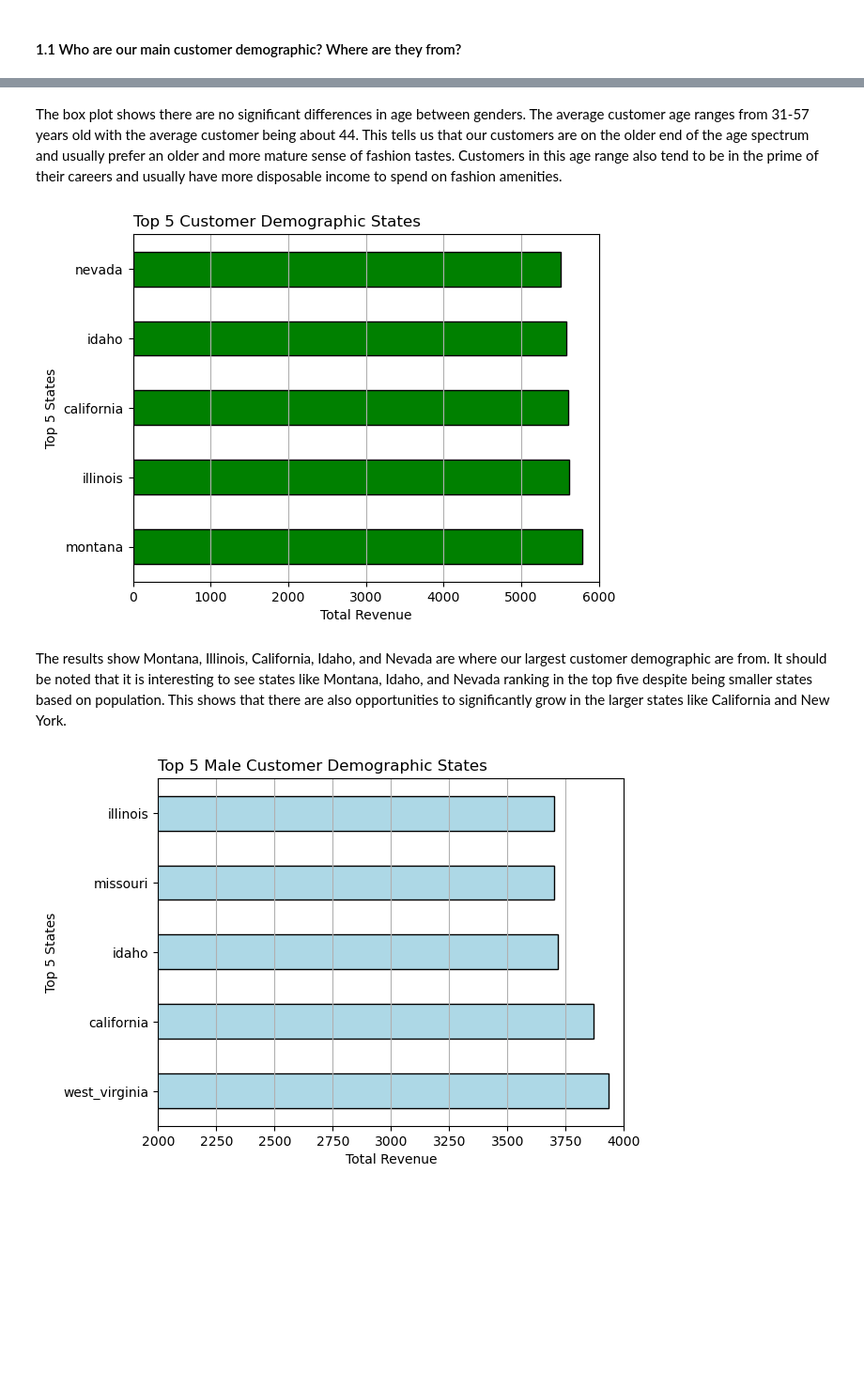
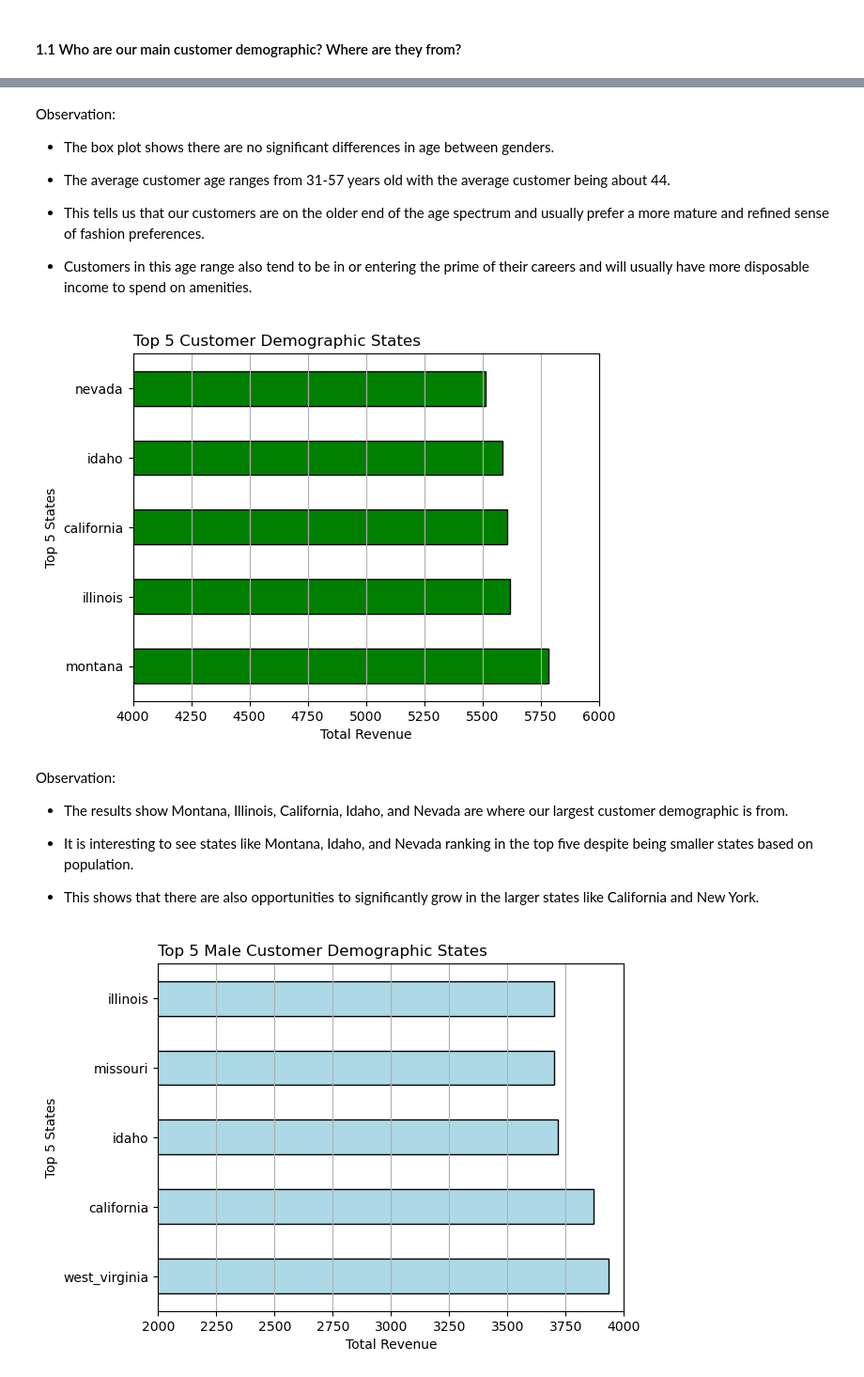
Before and after one commit to jasondo-da/shopping_behavior_analysis, a Jupyter notebook: shopping_behavior_analysis.ipynb, the cells around one changed output, grey strips where cells are left out. Shown: that part at 94% size. Cells and saved outputs as stored; diff of their text form; code cells hidden in the pictures; blank space fills up the shorter version.

```diff
--- a/shopping_behavior_analysis.ipynb
+++ b/shopping_behavior_analysis.ipynb
@@ -551,25 +561,39 @@ min        18.000000
 max        70.000000
 Name: age, dtype: float64
 # %% [markdown]
-The box plot shows there are no significant differences in age between genders. The average customer age ranges from 31-57 years old with the average customer being about 44. This tells us that our customers are on the older end of the age spectrum and usually prefer an older and more mature sense of fashion tastes. Customers in this age range also tend to be in the prime of their careers and usually have more disposable income to spend on fashion amenities.
+Observation:
+
+-	The box plot shows there are no significant differences in age between genders.
+
+-	The average customer age ranges from 31-57 years old with the average customer being about 44.
+
+-	This tells us that our customers are on the older end of the age spectrum and usually prefer a more mature and refined sense of fashion preferences.
+
+-	Customers in this age range also tend to be in or entering the prime of their careers and will usually have more disposable income to spend on amenities.
 # %%
 # To find where the largest group of our target demographic order from, we first group the data by
 # location and then find the total revenue generated from each location.
 # Then we sort the values from largest to smallest, and get the top 5 best performing states
 
 df.groupby('location')['usd_purchase_total'].sum().sort_values(ascending=False).head(5).plot(kind='barh',
                                                                                              color='green',
                                                                                              edgecolor='black')
 plt.title('Top 5 Customer Demographic States', loc='left')
 plt.grid(axis='x')
 plt.xlabel('Total Revenue')
-plt.xlim([0, 6000])
+plt.xlim([4000, 6000])
 plt.ylabel('Top 5 States')
 plt.show()
 # %% [output]
-[figure, old version]
+[figure, new version]
 # %% [markdown]
-The results show Montana, Illinois, California, Idaho, and Nevada are where our largest customer demographic are from. It should be noted that it is interesting to see states like Montana, Idaho, and Nevada ranking in the top five despite being smaller states based on population. This shows that there are also opportunities to significantly grow in the larger states like California and New York.
+Observation:
+
+-	The results show Montana, Illinois, California, Idaho, and Nevada are where our largest customer demographic is from.
+
+-	It is interesting to see states like Montana, Idaho, and Nevada ranking in the top five despite being smaller states based on population.
+
+-	This shows that there are also opportunities to significantly grow in the larger states like California and New York.
 # %%
 # It is also important to find which states has the largest demographic of male and female customers are
 # from so we have the option to perform more targeted marketing since our male and female customers
```
Also changed, not shown: parts of 11 cells of this notebook.
